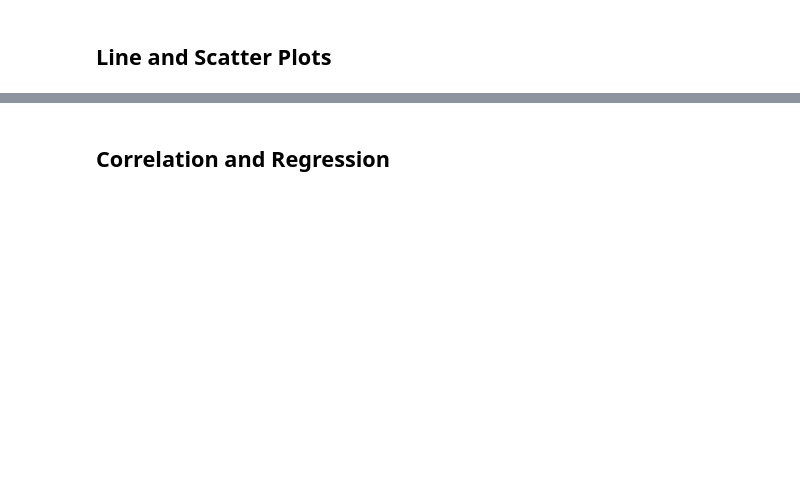
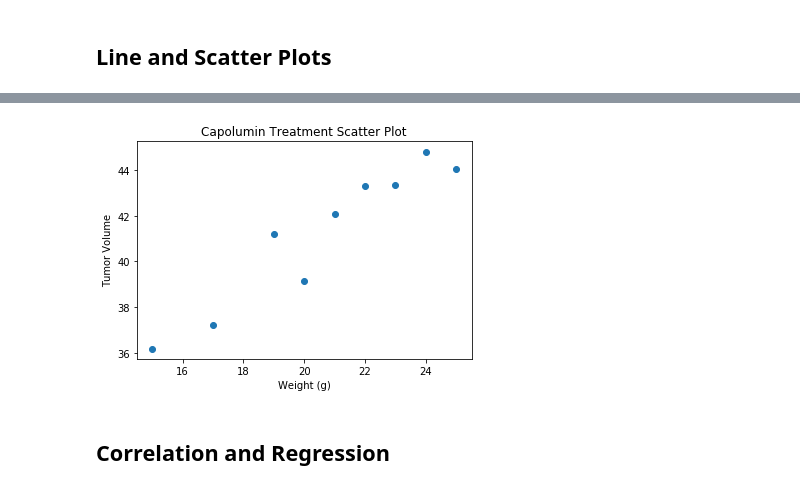
Before and after one commit to Vincent-glitch/Cancer-Pharmaceutical-Treatment-Analysis, a Jupyter notebook: Pymaceuticals/pymaceuticals.ipynb, the cells around one changed output, grey strips where cells are left out. Cells and saved outputs as stored; diff of their text form; code cells hidden in the pictures; blank space fills up the shorter version.

```diff
--- a/Pymaceuticals/pymaceuticals.ipynb
+++ b/Pymaceuticals/pymaceuticals.ipynb
@@ -280,21 +279,21 @@ plt.ylabel("Tumor Volume")
 # %%
-# need to generate a scatter plot of mouse weight versus average tumor volume for the Capomulin regimen
-Generate a scatter plot of mouse weight versus average tumor volume for the Capomulin regimen
-# Locate Specific Regimen
-capomulin_scatter = pymaceuticals.loc[pymaceuticals["Drug Regimen"]== "Capomulin"]
+# Locate Specific Regimen for Scatter Plot
+scatter_df = clean_df.loc[clean_df["Drug Regimen"] == "Capomulin"]
 
-# Group average weight of tumor valume then replace with plain index
-capomulin_grouped_weight = capomulin_scatter.groupby(["Weight (g)"]).mean()
+# Groupby the average weight of tumor valume
+capomulin_grouped_weight = scatter_df.groupby(["Weight (g)"]).mean()
 capomulin_grouped_weight = capomulin_grouped_weight.reset_index()
 capomulin_grouped_weight
 
-# Set up axes
+# Set up scatter details with variables
 plt.scatter(capomulin_grouped_weight["Weight (g)"], capomulin_grouped_weight["Tumor Volume (mm3)"] )
 plt.title("Capolumin Treatment Scatter Plot")
 plt.xlabel("Weight (g)")
 plt.ylabel("Tumor Volume")
 
 plt.show()
+# %% [output]
+[figure, added]
 # %% [markdown]
 ## Correlation and Regression
 # %%
```
Also changed, not shown: parts of 7 cells of this notebook.
